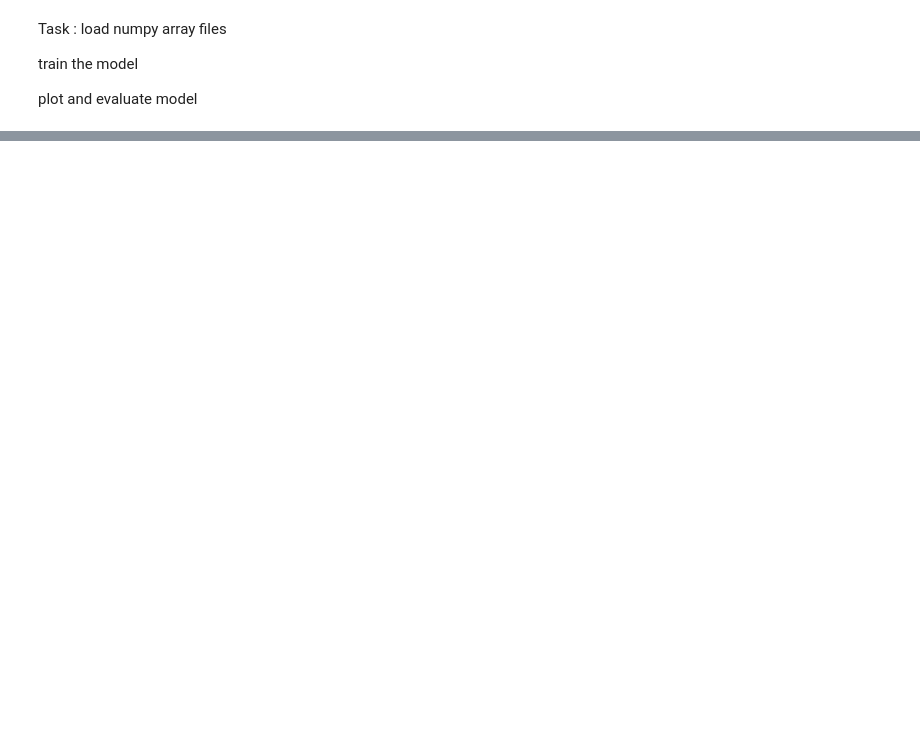
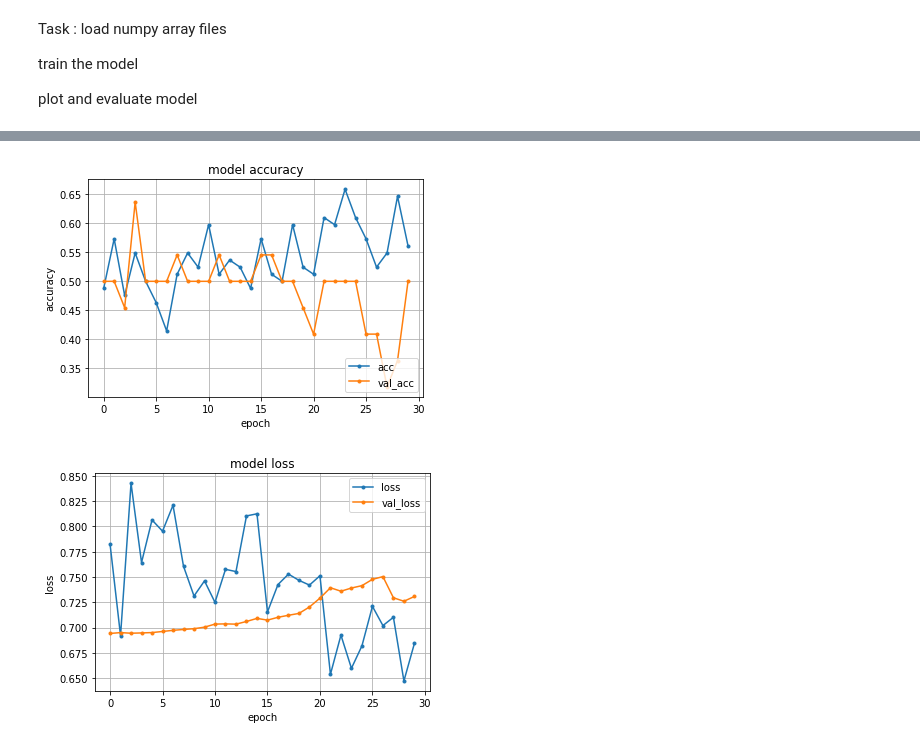
Before and after one commit to Ami190/Video_MotionDetection, a Jupyter notebook: Video_model.ipynb, the cells around one changed output, grey strips where cells are left out. Drawn from its saved outputs; the diff is of its cells as text; code cells hidden in the pictures; blank space fills up the shorter version.

```diff
--- a/Video_model.ipynb
+++ b/Video_model.ipynb
@@ -122,0 +130,2 @@ Test accuracy: 0.0
+# %%
+history = model.fit(train_d, train_l, validation_data=(test_d, test_l), batch_size=130,epochs=30, verbose=1, shuffle=True)
@@ -122,0 +150,6 @@ Test accuracy: 0.0
+# %%
+plot_history(history)
+save_history(history)
+# %% [output]
+[figure, added]
+[figure, added]
```
Also changed, not shown: parts of 6 cells of this notebook, 1 other file.
